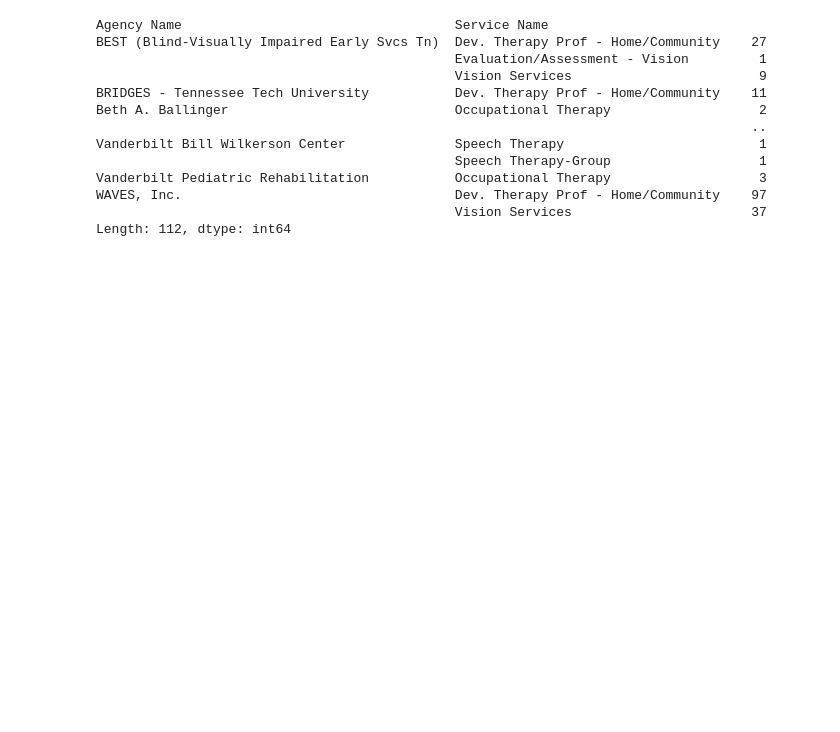
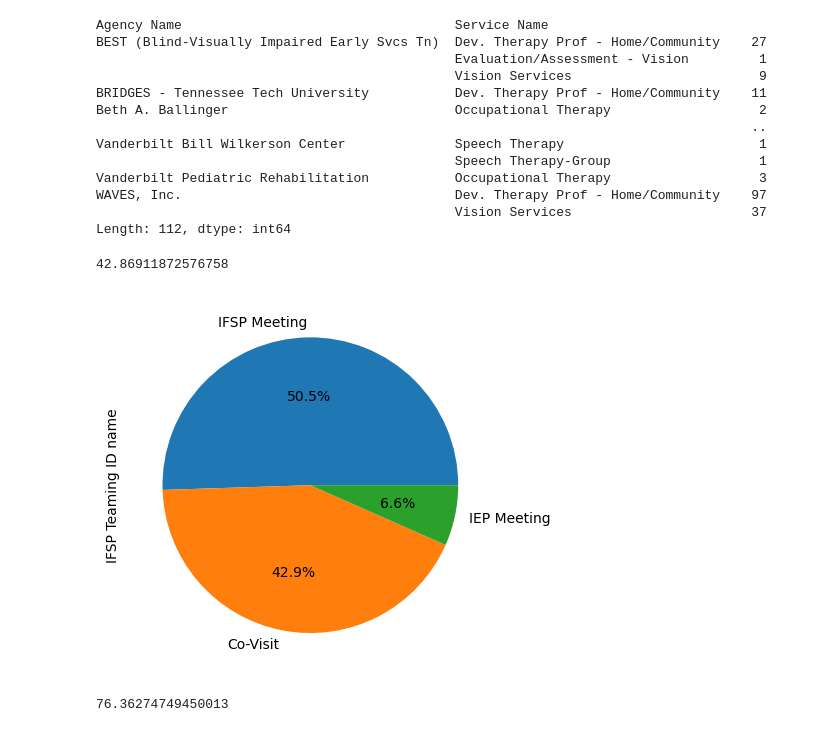
Before and after one commit to NSS-Data-Analytics-Cohort-8/teis_da8_1-granny_pandas, a Jupyter notebook: notebooks/q3.ipynb, the cells around one changed output. Drawn from its saved outputs; the diff is of its cells as text; code cells hidden in the pictures; blank space fills up the shorter version.

Commit message:
charts for extra 3

```diff
--- a/notebooks/q3.ipynb
+++ b/notebooks/q3.ipynb
@@ -429,3 +429,25 @@ Vanderbilt Pediatric Rehabilitation           Occupational Therapy
 WAVES, Inc.                                   Dev. Therapy Prof - Home/Community    97
                                               Vision Services                       37
 Length: 112, dtype: int64
+# %%
+# Calculate the percent of Co-Visits to all visits
+
+cvper = (df2['IFSP Teaming ID name'].value_counts(normalize=True) * 100)['Co-Visit']
+cvper
+# %% [output]
+42.86911872576758
+# %%
+# Plot percentage of IFSP Teaming ID name types
+
+data = df2['IFSP Teaming ID name'].value_counts(normalize=True) * 100
+data.plot.pie(autopct='%.1f%%')
+plt.show()
+# %% [output]
+[figure, added]
+# %%
+# Calculate the percentage of Co-Visits that are single visits without co's
+
+single_cov = (len(cdf2_2) / len(covisits)) * 100
+single_cov
+# %% [output]
+76.36274749450013
```
Also changed, not shown: parts of 1 cell of this notebook.
